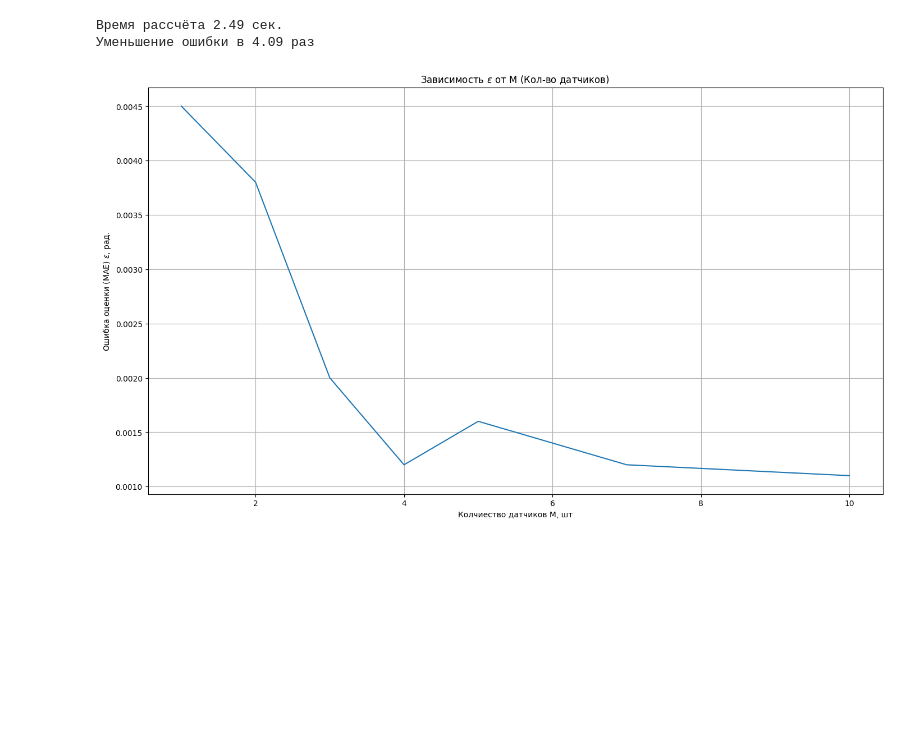
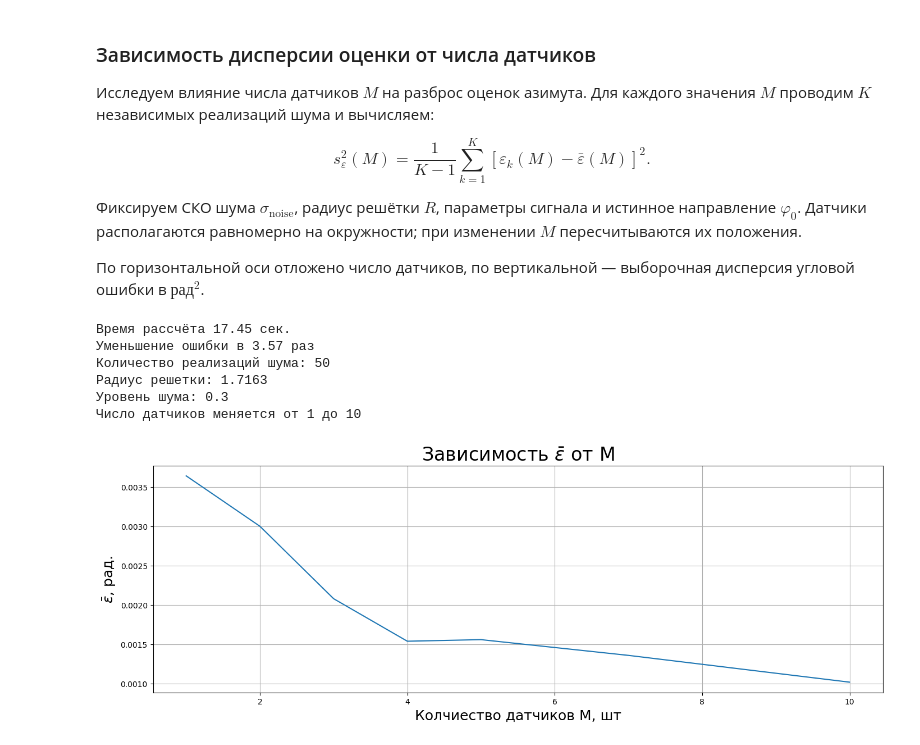
Before and after one commit to veitnemed/piling, a Jupyter notebook: report.ipynb, the cells around one changed output. Saved outputs shown, nothing was run; the diff lists cells and outputs as text; code cells hidden in the pictures; blank space fills up the shorter version.

```diff
--- a/report.ipynb
+++ b/report.ipynb
@@ -37,19 +106,40 @@ ax.grid(True)
+# %% [markdown]
+### Зависимость дисперсии оценки от числа датчиков
+
+Исследуем влияние числа датчиков $M$ на разброс оценок азимута. Для каждого значения $M$ проводим $K$ независимых реализаций шума и вычисляем:
+
+$$
+s_\varepsilon^2(M)=\frac{1}{K-1}\sum_{k=1}^{K}
+\left[\varepsilon_k(M)-\bar{\varepsilon}(M)\right]^2.
+$$
+
+Фиксируем СКО шума $\sigma_{\text{noise}}$, радиус решётки $R$, параметры сигнала и истинное направление $\varphi_0$. Датчики располагаются равномерно на окружности; при изменении $M$ пересчитываются их положения.
+
+По горизонтальной оси отложено число датчиков, по вертикальной — выборочная дисперсия угловой ошибки в $\mathrm{рад}^2$.
 # %%
 
 start_time = time.perf_counter()
-sensor_maes = mae_vs_sensor_count(FIX_SIGMA, REALESATION_COUNT, SENSOR_COUNTS, R)
+sensor_maes = variance_vs_sensor_count(FIX_SIGMA, REALESATION_COUNT, SENSOR_COUNTS, R)
 end_time = time.perf_counter()
 delta_time = end_time - start_time
 print(f"Время рассчёта {round(delta_time,2)} сек.")
 print("Уменьшение ошибки в",round(sensor_maes[0]/sensor_maes[-1],2), "раз")
+print("Количество реализаций шума:", REALESATION_COUNT)
+print("Радиус решетки:", R)
+print(fr"Уровень шума: {FIX_SIGMA}")
+print(f"Число датчиков меняется от {SENSOR_COUNTS[0]} до {SENSOR_COUNTS[-1]}")
+fig, ax = plt.subplots(1,1, figsize = (14,5), constrained_layout = True)
+ax.plot(SENSOR_COUNTS, sensor_maes)
 
-fig, ax = plt.subplots(1,1, figsize = (14,8), constrained_layout = True)
-ax.plot(SENSOR_COUNTS, sensor_maes)
-ax.set_xlabel("Колчиество датчиков M, шт")
-ax.set_ylabel("Ошибка оценки (МАЕ) " + r"$\varepsilon$" + ", рад.")
-ax.set_title("Зависимость " + r"$\varepsilon$" + " от M (Кол-во датчиков) ")
+ax.set_xlabel("Колчиество датчиков M, шт", fontsize=18)
+ax.set_ylabel(r"$\bar{\varepsilon}$" + ", рад.", fontsize=18)
+ax.set_title(fr"Зависимость " + r"$\bar{\varepsilon}$" + " от M", fontsize=24)
 ax.grid(True)
 # %% [output]
-Время рассчёта 2.49 сек.
-Уменьшение ошибки в 4.09 раз
+Время рассчёта 17.45 сек.
+Уменьшение ошибки в 3.57 раз
+Количество реализаций шума: 50
+Радиус решетки: 1.7163
+Уровень шума: 0.3
+Число датчиков меняется от 1 до 10
-[figure, old version]
+[figure, new version]
```
Also changed, not shown: parts of 8 cells of this notebook, 4 other files.
